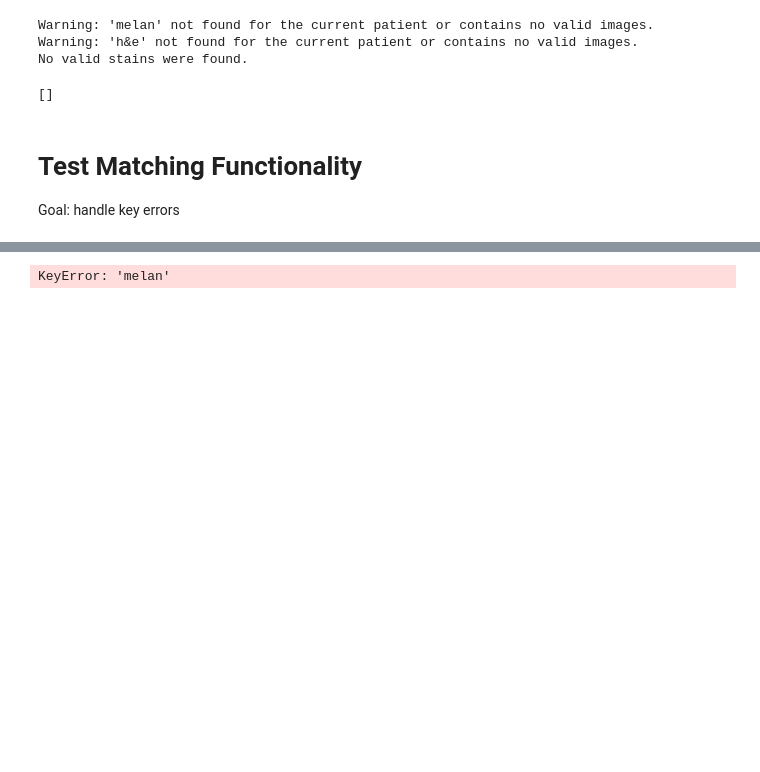
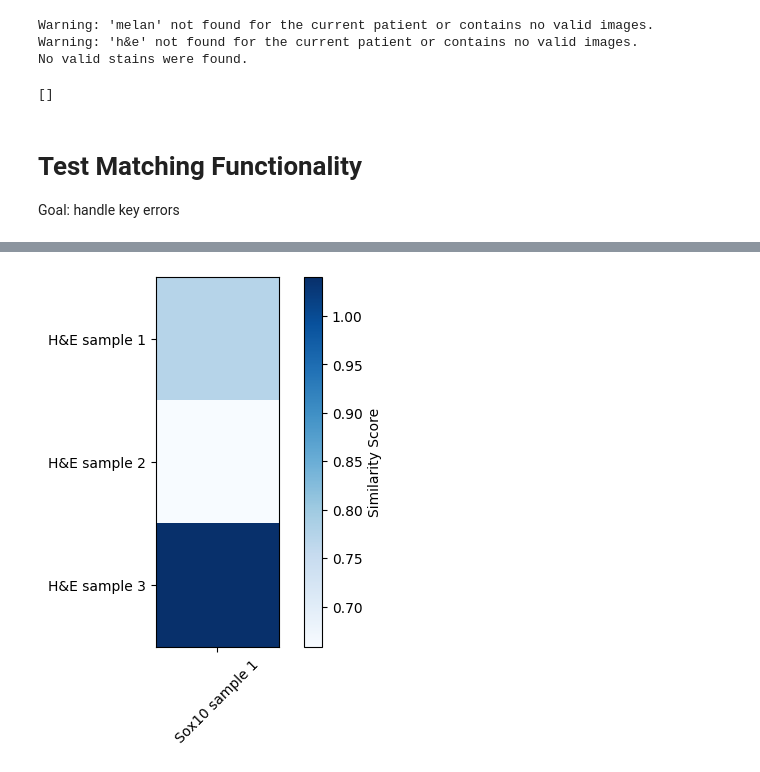
Before and after one commit to atharvaweling/stat390-f24-team5, a Jupyter notebook: kyla_bruno/Week5_Presentation4/match.ipynb, the cells around one changed output, grey strips where cells are left out. Saved outputs shown, nothing was run; the diff lists cells and outputs as text; code cells hidden in the pictures; blank space fills up the shorter version.

```diff
--- a/kyla_bruno/Week5_Presentation4/match.ipynb
+++ b/kyla_bruno/Week5_Presentation4/match.ipynb
@@ -379,4 +379,4 @@ matched1 = pipeline(images1, ['H&E', 'Melan'])
 # %%
-matched2 = pipeline(images2, ['H&E', 'Melan'])
+matched2 = pipeline(images3, ['H&E', 'Sox10'])
 # %% [output]
-KeyError: 'melan'
+[figure, added]
```
Also changed, not shown: parts of 9 cells of this notebook.
